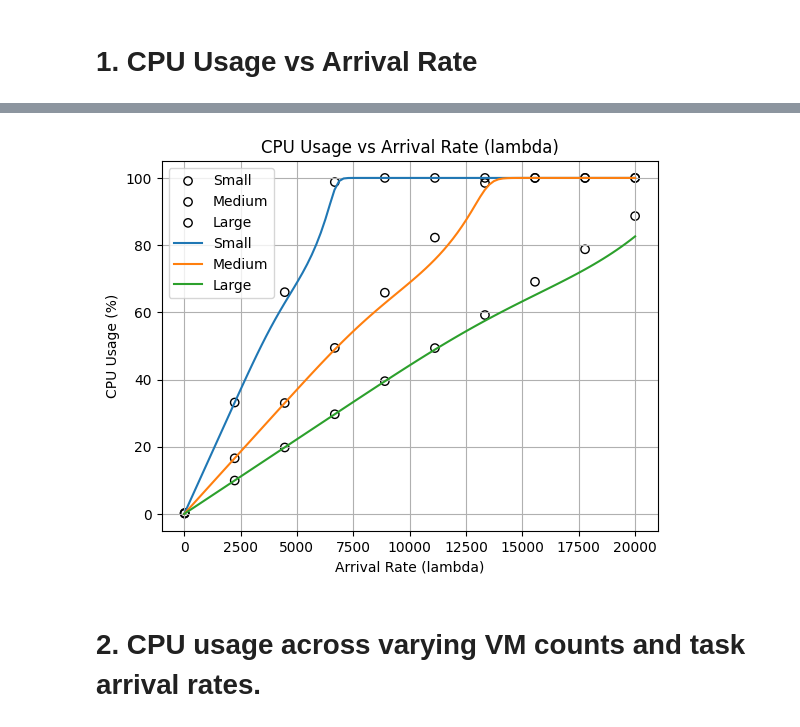
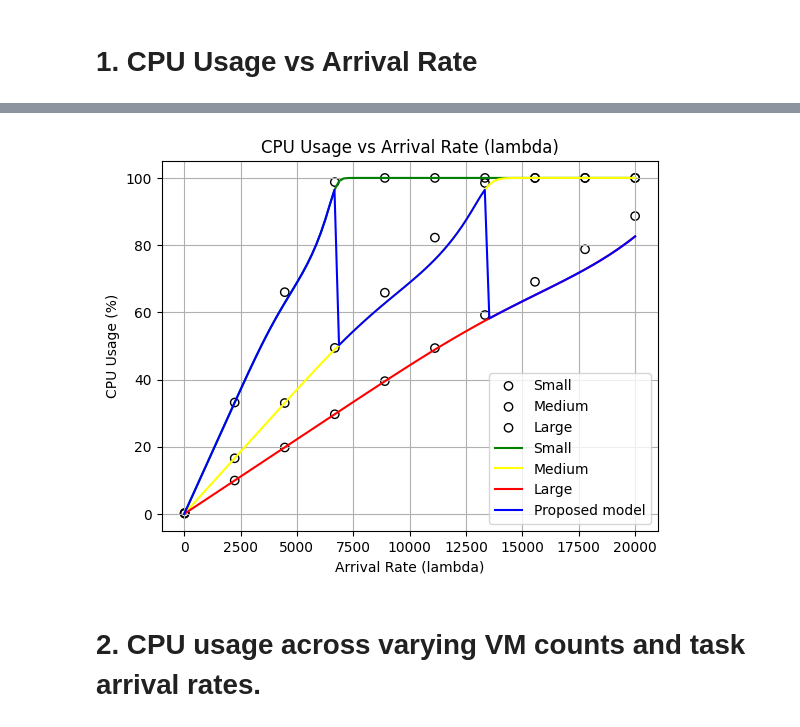
Before and after one commit to sivasurya16/adaptive-workload-management, a Jupyter notebook: analysis/analysis.ipynb, the cells around one changed output, grey strips where cells are left out. Drawn from its saved outputs; the diff is of its cells as text; code cells hidden in the pictures.

Commit message:
added proposed model

```diff
--- a/analysis/analysis.ipynb
+++ b/analysis/analysis.ipynb
@@ -147,24 +147,34 @@ def get_avg_cpu_metrics(result,m):
     avg_util = utilization["meanValue"].sum()/len(utilization)
 
     return min(avg_util*m*100, 100)
+# %%
+# no of physical machine, no of VM in physical machine, maximum queue capacity per VM
+N, M, K = 10, 15, 100
+service_rate = (45, 90, 150)
+mu = 25000
+
+t1 = 6750
+t2 = 13500
 # %% [markdown]
 # 1. CPU Usage vs Arrival Rate
 # %%
-# no of physical machine, no of VM in physical machine, maximum queue capacity per VM
-N, M, K = 10, 15, 100
-service_rate = (45, 90, 150)
-mu = 25000
-
 lambda_values = np.linspace(0, 2*10**4, 100).astype(int)
 lambda_values_jmt = np.linspace(20, 2*10**4, 10).astype(int)
 cpu_usage_values = [[], [], []]
 cpu_usage_values_jmt = [[], [], []]
+proposed = []
 # %%
 # Calculate CPU usage for each lambda
 for lambda_i in lambda_values:
     for i, mu_i in enumerate(service_rate):
         cpu_usage = compute_cpu_usage(lambda_i, N, M, mu_i, K)*100
         cpu_usage_values[i].append(cpu_usage)
+    if lambda_i < t1:
+        proposed.append(cpu_usage_values[0][-1])
+    elif lambda_i < t2:
+        proposed.append(cpu_usage_values[1][-1])
+    else:
+        proposed.append(cpu_usage_values[2][-1])
 # %%
 for lambda_i in lambda_values_jmt:
     for i, mu_i in enumerate(service_rate):
@@ -192,22 +202,23 @@ java -cp "c:\Users\wwwsi\Documents\programs\miniproject\adaptive-workload-manage
 # %%
 # CPU Usage vs Arrival Rate (lambda)
 plt.scatter(lambda_values_jmt, cpu_usage_values_jmt[0], label="Small",
             marker='o', edgecolors='black', facecolors='none')
 plt.scatter(lambda_values_jmt, cpu_usage_values_jmt[1], label="Medium",
             marker='o', edgecolors='black', facecolors='none')
 plt.scatter(lambda_values_jmt, cpu_usage_values_jmt[2], label="Large",
             marker='o', edgecolors='black', facecolors='none')
-plt.plot(lambda_values, cpu_usage_values[0], label="Small")
-plt.plot(lambda_values, cpu_usage_values[1], label="Medium")
-plt.plot(lambda_values, cpu_usage_values[2], label="Large")
+plt.plot(lambda_values, cpu_usage_values[0], label="Small" , color='green')
+plt.plot(lambda_values, cpu_usage_values[1], label="Medium", color='yellow')
+plt.plot(lambda_values, cpu_usage_values[2], label="Large", color='red')
+plt.plot(lambda_values, proposed, label="Proposed model", color='blue')
 plt.xlabel("Arrival Rate (lambda)")
 plt.ylabel("CPU Usage (%)")
 plt.title("CPU Usage vs Arrival Rate (lambda)")
 plt.grid(True)
 plt.legend()
 plt.show()
 # %% [output]
-[figure, old version]
+[figure, new version]
 # %% [markdown]
 # 2. CPU usage across varying VM counts and task arrival rates.
 # %%
```
Also changed, not shown: parts of 10 cells of this notebook.
